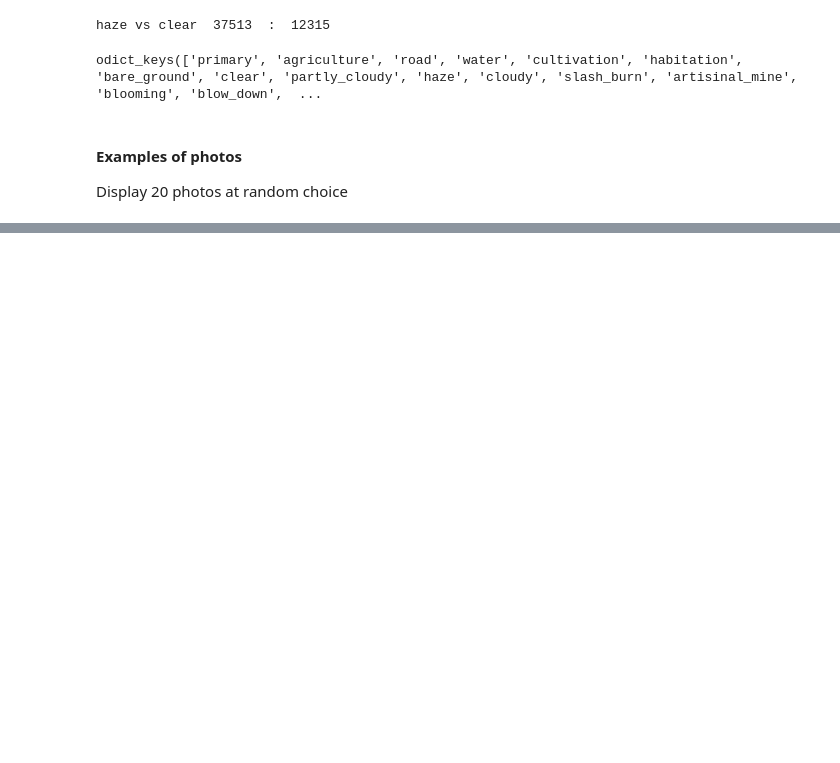
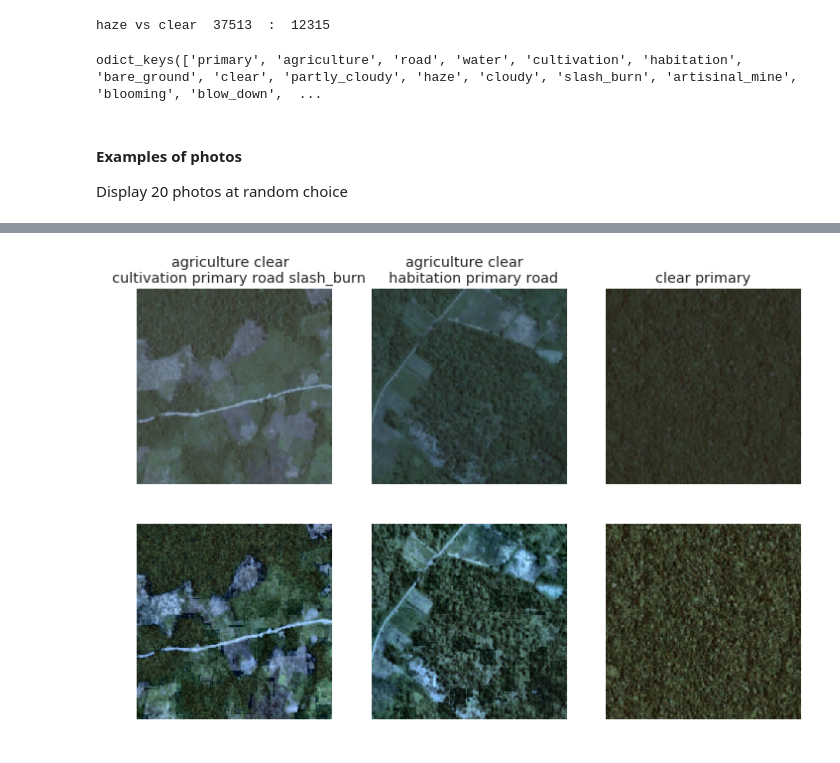
Before and after one commit to mumuxi15/02-Data-Science-Project, a Jupyter notebook: Multilabel image classification/EDA.ipynb, the cells around one changed output, grey strips where cells are left out. Saved outputs shown, nothing was run; the diff lists cells and outputs as text; code cells hidden in the pictures; blank space fills up the shorter version.

```diff
--- a/Multilabel image classification/EDA.ipynb
+++ b/Multilabel image classification/EDA.ipynb
@@ -85,0 +143,36 @@ display_photos(rows=3,columns=4)
+# %%
+from pylab import uint8
+
+def compare(row=2,col=3):
+    fig = plt.figure(figsize=(col*4, row*4))
+
+    for i in range(1,col+1,1):
+        img_id = np.random.randint(40000)
+#         img_id = 40077
+        path = kaggle_path+f'train-jpg/train_{img_id}.jpg'
+        img  = cv2.imread(path)
+        ax = fig.add_subplot(row, col, i)
+        ax.set_axis_off()
+        plt.imshow(img)
+        title = labels.tags[img_id]
+        if len(title) > 20:
+            title = ' '.join(title.split(' ')[0:2] +[' \n ']+ title.split(' ')[2::])
+        ax.set_title(title)
+
+        gray = cv2.cvtColor(img, cv2.COLOR_BGR2GRAY) #image to gray scale
+        light_intensity = find_intensity_of_atmospheric_light(img, gray)
+        haze_free = dehaze_function(img, light_intensity, 20, t0=0.54, w=0.8)
+
+        ax1 = fig.add_subplot(row, col, i+col*1)
+        clahe = cv2.createCLAHE(clipLimit=3., tileGridSize=(8,8))
+        lab = cv2.cvtColor(haze_free, cv2.COLOR_BGR2LAB)  # convert from BGR to LAB color space
+        l, a, b = cv2.split(lab)  # split on 3 different channels
+        l2 = clahe.apply(l)  # apply CLAHE to the L-channel
+        lab = cv2.merge((l2,a,b))  # merge channels
+        img = cv2.cvtColor(lab, cv2.COLOR_LAB2BGR)
+        plt.imshow(img)
+        ax1.set_axis_off()
+    plt.show()
+compare()
+# %% [output]
+[figure, added]
```
Also changed, not shown: parts of 6 cells of this notebook, 2 other files.
